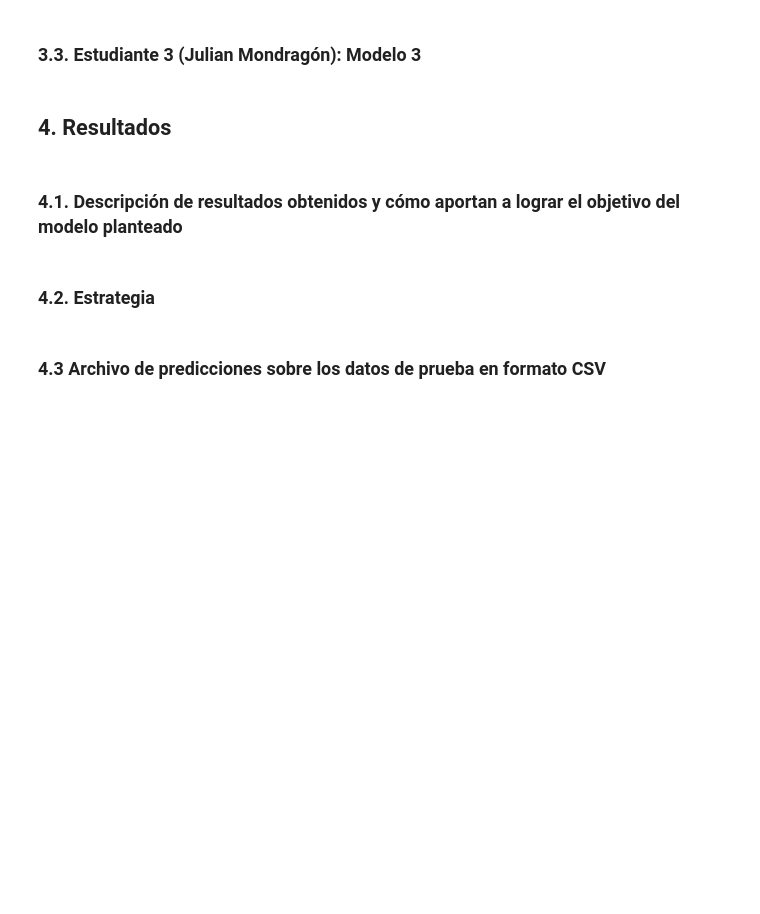
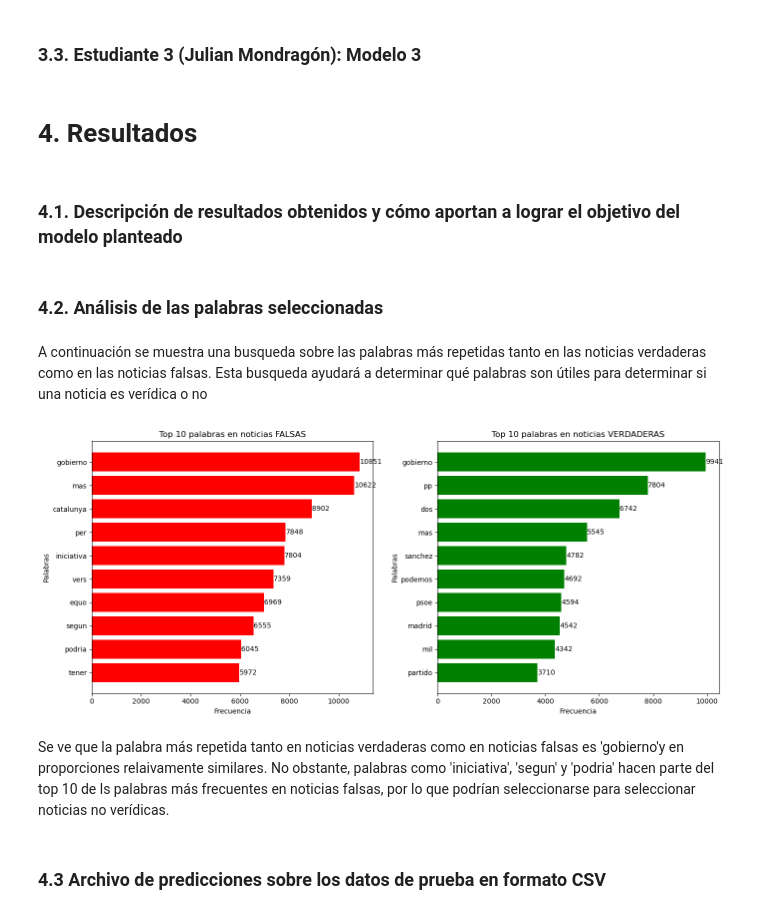
Before and after one commit to juanpablob11/BI_PROJECT-1, a Jupyter notebook: Proyecto1_BI SpeedUp.ipynb, the cells around one changed output. Cells and saved outputs as stored; diff of their text form; code cells hidden in the pictures; blank space fills up the shorter version.

Commit message:
analisis de palabras

```diff
--- a/Proyecto1_BI SpeedUp.ipynb
+++ b/Proyecto1_BI SpeedUp.ipynb
@@ -774,10 +934,72 @@ print(classification_report(df_test_uniform["Label"], y_pred_test))
 # %% [markdown]
 ### 3.3. Estudiante 3 (Julian Mondragón): Modelo 3
 # %% [markdown]
-## **4. Resultados**
+# **4. Resultados**
 # %% [markdown]
 ### 4.1. Descripción de resultados obtenidos y cómo aportan a lograr el objetivo del modelo planteado
 # %% [markdown]
-### 4.2. Estrategia
+### 4.2. Análisis de las palabras seleccionadas
+# %% [markdown]
+A continuación se muestra una busqueda sobre las palabras más repetidas tanto en las noticias verdaderas como en las noticias falsas. Esta busqueda ayudará a determinar qué palabras son útiles para determinar si una noticia es verídica o no
+# %%
+from collections import Counter
+
+# Concatenar Titulo y Descripción en una sola columna
+df_procesado["Texto"] = df_procesado["Titulo_tokens_clean"] + " " + df_procesado["Descripcion_tokens_clean"]
+
+# Filtrar noticias falsas y verdaderas
+noticias_falsas = df_procesado[df_procesado["Label"] == 0]["Texto"].str.cat(sep=' ')
+noticias_verdaderas = df_procesado[df_procesado["Label"] == 1]["Texto"].str.cat(sep=' ')
+
+# Tokenizar (dividir en palabras) y contar frecuencia
+contador_falsas = Counter(noticias_falsas.split())
+contador_verdaderas = Counter(noticias_verdaderas.split())
+
+# Obtener las 10 palabras más repetidas en cada categoría
+top_10_falsas = contador_falsas.most_common(10)
+top_10_verdaderas = contador_verdaderas.most_common(10)
+# %%
+import matplotlib.pyplot as plt
+
+# Extraer palabras y frecuencias de las noticias falsas y verdaderas
+palabras_falsas, frecuencias_falsas = zip(*top_10_falsas)
+palabras_verdaderas, frecuencias_verdaderas = zip(*top_10_verdaderas)
+
+# Crear la figura y los subgráficos
+plt.figure(figsize=(14, 6))
+
+# Gráfico de barras para noticias falsas
+plt.subplot(1, 2, 1)  # 1 fila, 2 columnas, primer gráfico
+bars_falsas = plt.barh(palabras_falsas[::-1], frecuencias_falsas[::-1], color='red')
+plt.xlabel("Frecuencia")
+plt.ylabel("Palabras")
+plt.title("Top 10 palabras en noticias FALSAS")
+
+# Etiquetas sobre cada barra
+for bar in bars_falsas:
+    plt.text(bar.get_width() + 5, bar.get_y() + bar.get_height()/2,
+             str(int(bar.get_width())), ha='left', va='center', fontsize=10, color='black')
+
+# Gráfico de barras para noticias verdaderas
+plt.subplot(1, 2, 2)  # 1 fila, 2 columnas, segundo gráfico
+bars_verdaderas = plt.barh(palabras_verdaderas[::-1], frecuencias_verdaderas[::-1], color='green')
+plt.xlabel("Frecuencia")
+plt.ylabel("Palabras")
+plt.title("Top 10 palabras en noticias VERDADERAS")
+
+# Etiquetas sobre cada barra
+for bar in bars_verdaderas:
+    plt.text(bar.get_width() + 5, bar.get_y() + bar.get_height()/2,
+             str(int(bar.get_width())), ha='left', va='center', fontsize=10, color='black')
+
+# Ajustar diseño
+plt.tight_layout()
+
+# Mostrar gráfico
+plt.show()
+# %% [output]
+[figure, added]
+# %% [markdown]
+Se ve que la palabra más repetida tanto en noticias verdaderas como en noticias falsas es 'gobierno'y en proporciones relaivamente similares. No obstante, palabras como 'iniciativa', 'segun' y 'podria' hacen parte del top 10 de ls palabras más frecuentes en noticias  falsas, por lo que podrían seleccionarse para seleccionar noticias no verídicas.
 # %% [markdown]
 ### 4.3 Archivo de predicciones sobre los datos de prueba en formato CSV
```
Also changed, not shown: parts of 20 cells of this notebook.
